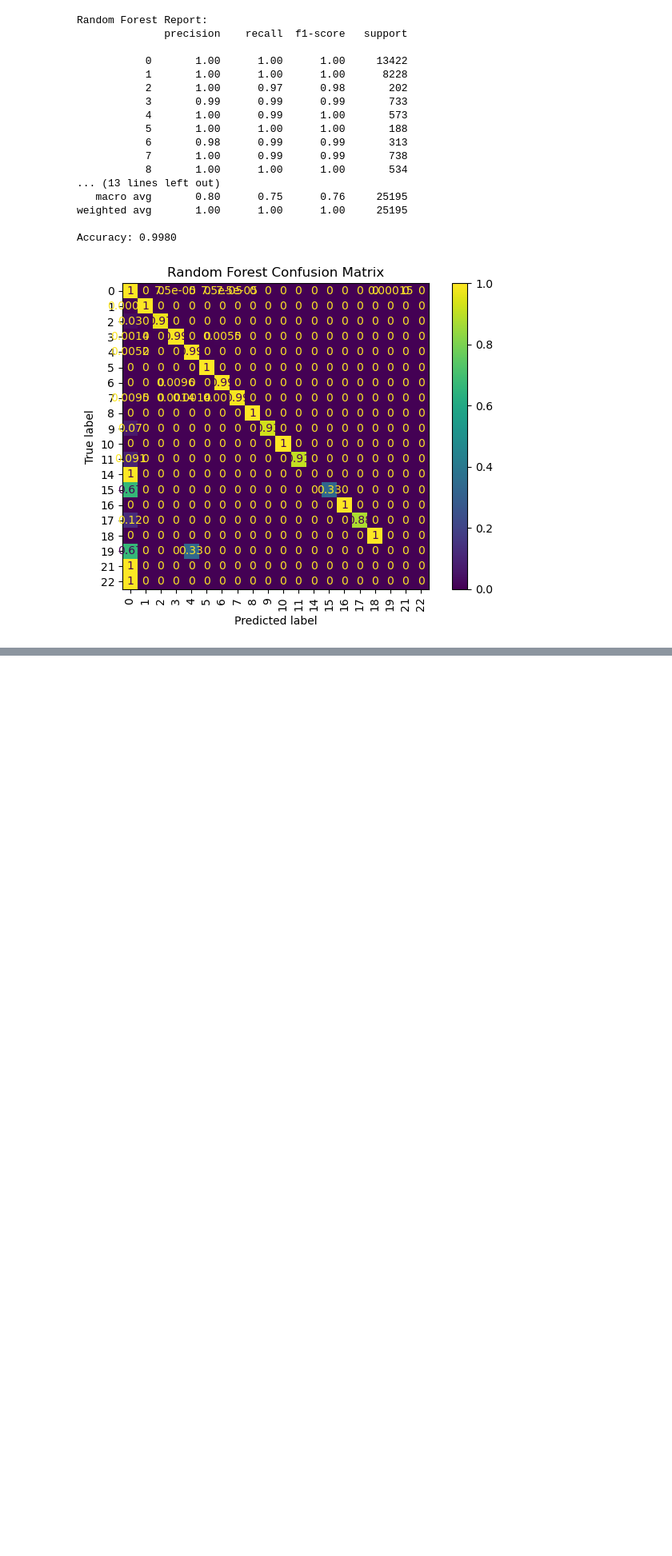
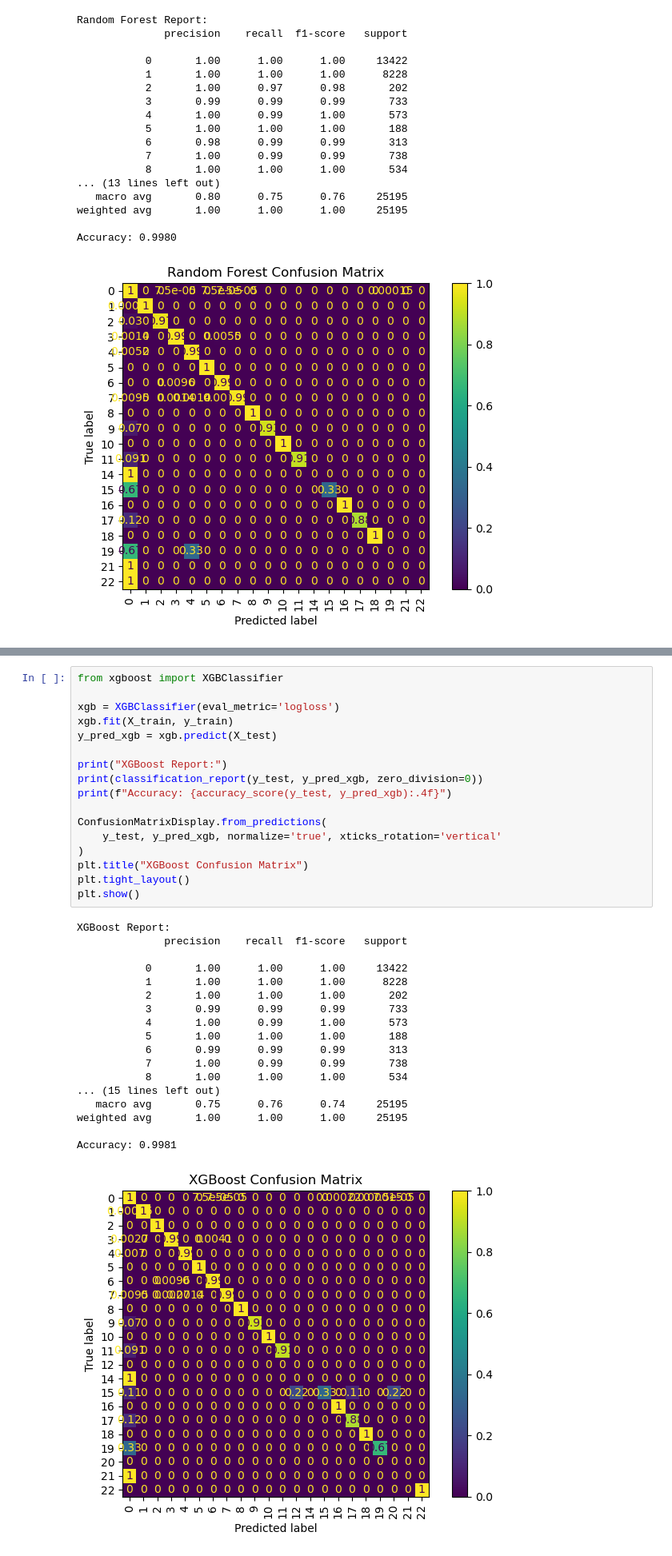
Before and after one commit to Abhranil2003/Threat-Detection-AI, a Jupyter notebook: notebooks/03_model_prototyping.ipynb, the cells around one changed output, grey strips where cells are left out. Shown: that part at 80% size. Drawn from its saved outputs; the diff is of its cells as text; blank space fills up the shorter version.

```diff
--- a/notebooks/03_model_prototyping.ipynb
+++ b/notebooks/03_model_prototyping.ipynb
@@ -162,0 +180,36 @@ print(f"[INFO] Evaluation metrics saved to {metrics_log}")
+# %%
+from xgboost import XGBClassifier
+
+xgb = XGBClassifier(eval_metric='logloss')
+xgb.fit(X_train, y_train)
+y_pred_xgb = xgb.predict(X_test)
+
+print("XGBoost Report:")
+print(classification_report(y_test, y_pred_xgb, zero_division=0))
+print(f"Accuracy: {accuracy_score(y_test, y_pred_xgb):.4f}")
+
+ConfusionMatrixDisplay.from_predictions(
+    y_test, y_pred_xgb, normalize='true', xticks_rotation='vertical'
+)
+plt.title("XGBoost Confusion Matrix")
+plt.tight_layout()
+plt.show()
+# %% [output]
+XGBoost Report:
+              precision    recall  f1-score   support
+
+           0       1.00      1.00      1.00     13422
+           1       1.00      1.00      1.00      8228
+           2       1.00      1.00      1.00       202
+           3       0.99      0.99      0.99       733
+           4       1.00      0.99      1.00       573
+           5       1.00      1.00      1.00       188
+           6       0.99      0.99      0.99       313
+           7       1.00      0.99      0.99       738
+           8       1.00      1.00      1.00       534
+... (15 lines left out)
+   macro avg       0.75      0.76      0.74     25195
+weighted avg       1.00      1.00      1.00     25195
+
+Accuracy: 0.9981
+[figure, added]
```
Also changed, not shown: parts of 12 cells of this notebook, 3 other files.
